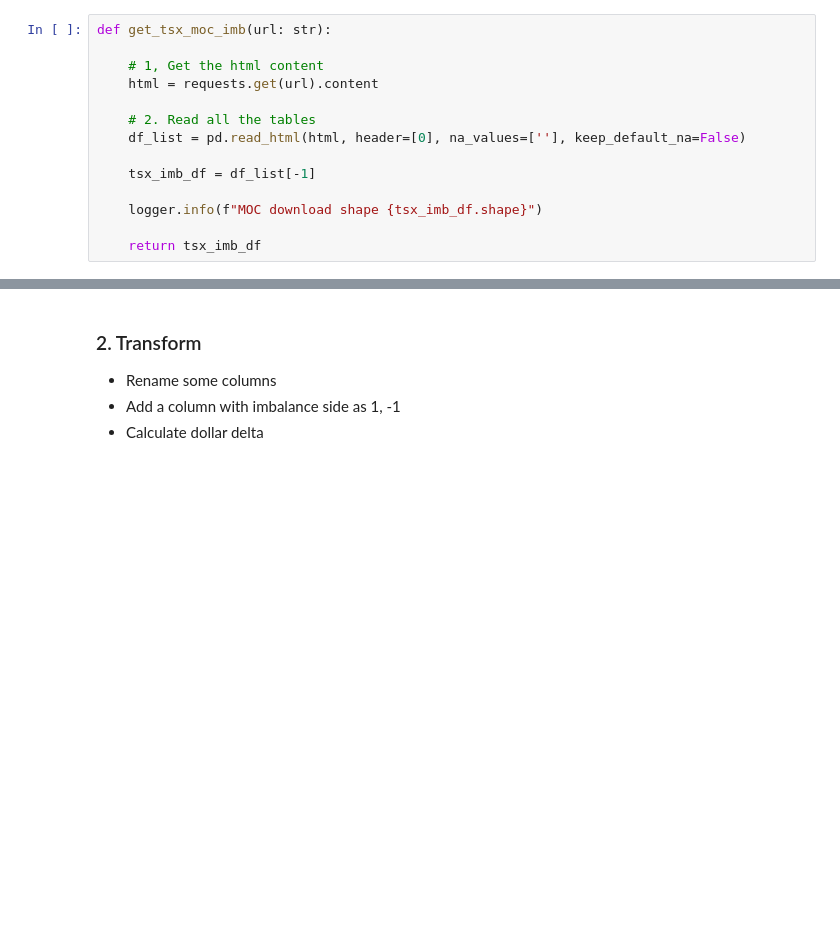
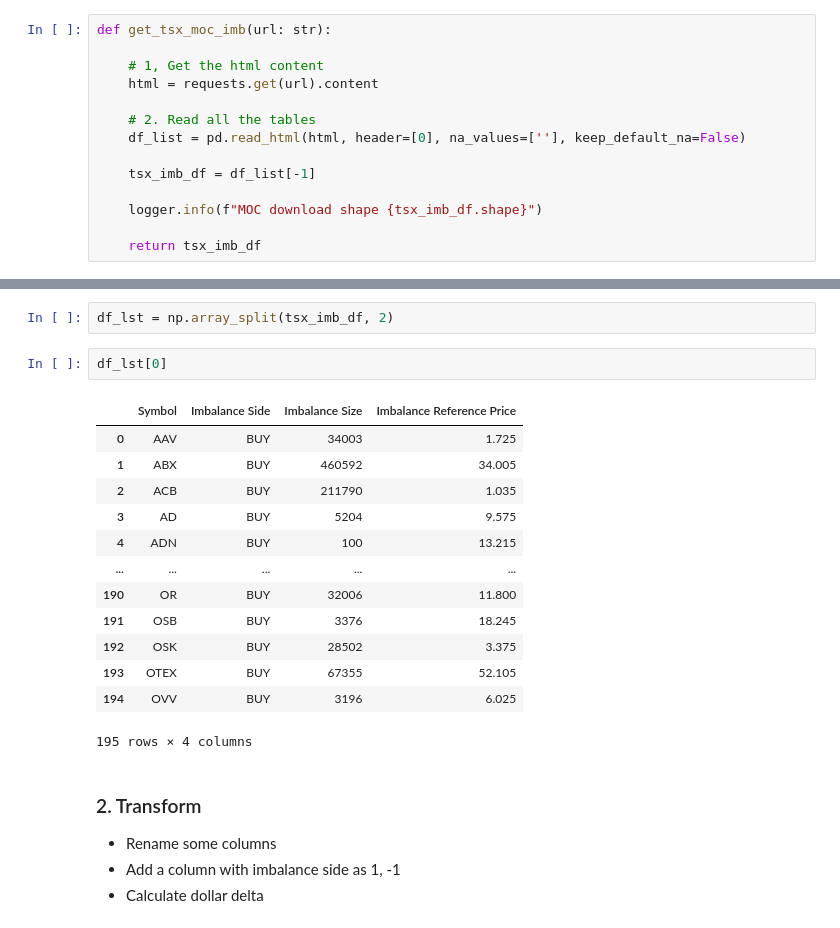
Before and after one commit to gryBox/prefect_guide, a Jupyter notebook: Prefect_Core_Slides.ipynb, the cells around one changed output, grey strips where cells are left out. Cells and saved outputs as stored; diff of their text form; blank space fills up the shorter version.

```diff
--- a/Prefect_Core_Slides.ipynb
+++ b/Prefect_Core_Slides.ipynb
@@ -69,3 +69,21 @@ Number of Symbols (389, 4)
+# %%
+df_lst = np.array_split(tsx_imb_df, 2)
+# %%
+df_lst[0]
+# %% [output]
+|  | Symbol | Imbalance Side | Imbalance Size | Imbalance Reference Price |
+| 0 | AAV | BUY | 34003 | 1.725 |
+| 1 | ABX | BUY | 460592 | 34.005 |
+| 2 | ACB | BUY | 211790 | 1.035 |
+| 3 | AD | BUY | 5204 | 9.575 |
+| 4 | ADN | BUY | 100 | 13.215 |
+| ... | ... | ... | ... | ... |
+| 190 | OR | BUY | 32006 | 11.800 |
+| 191 | OSB | BUY | 3376 | 18.245 |
+| 192 | OSK | BUY | 28502 | 3.375 |
+| 193 | OTEX | BUY | 67355 | 52.105 |
+| 194 | OVV | BUY | 3196 | 6.025 |
+195 rows × 4 columns
 # %% [markdown]
 ### 2. Transform
 - Rename some columns
```
Also changed, not shown: parts of 1 cell of this notebook, 1 other file.
